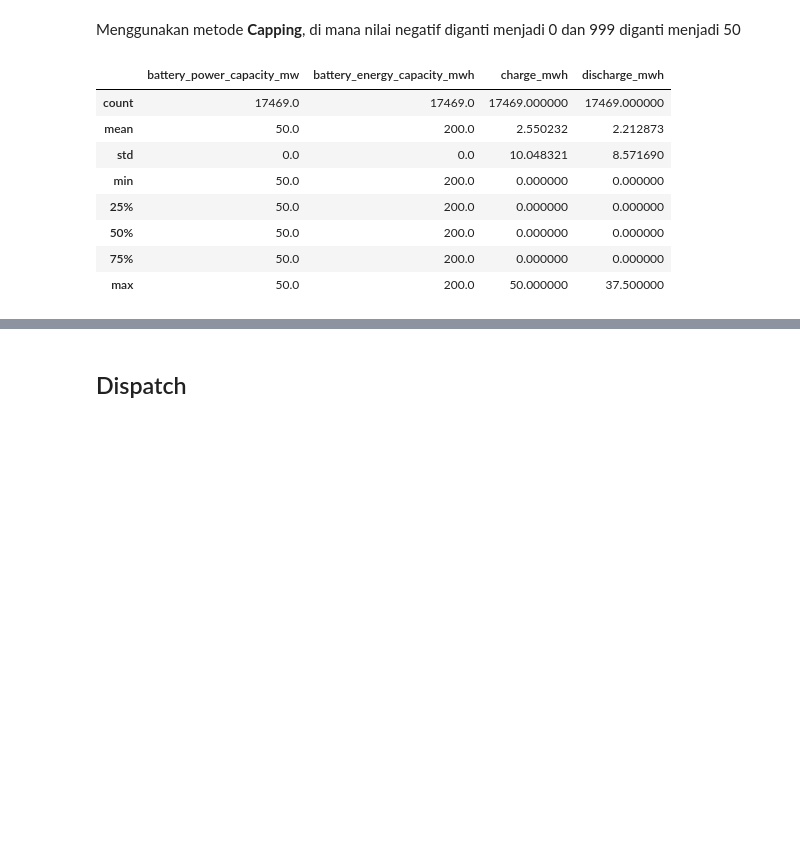
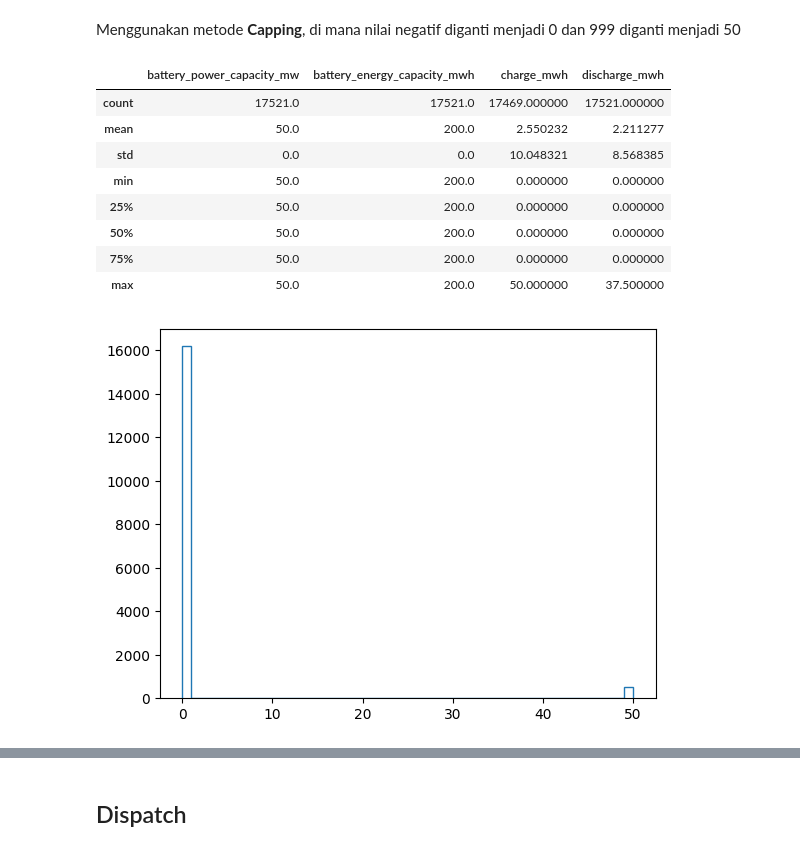
Before and after one commit to sadamhabnawi28/GreenGrid_Energy_Project, a Jupyter notebook: scripts/data_cleaning.ipynb, the cells around one changed output, grey strips where cells are left out. Drawn from its saved outputs; the diff is of its cells as text; code cells hidden in the pictures; blank space fills up the shorter version.

```diff
--- a/scripts/data_cleaning.ipynb
+++ b/scripts/data_cleaning.ipynb
@@ -161,6 +143,3 @@ df_bess = df_bess.drop_duplicates()
 df_bess.duplicated().sum()
 # %% [output]
 np.int64(0)
-# %%
-df_bess = df_bess.dropna()
-df_bess.isnull().sum()
@@ -207,11 +176,16 @@ df_bess.loc[df_bess["charge_mwh"] == 999, "charge_mwh"] = 50
 df_bess.describe()
 # %% [output]
 |  | battery_power_capacity_mw | battery_energy_capacity_mwh | charge_mwh | discharge_mwh |
-| count | 17469.0 | 17469.0 | 17469.000000 | 17469.000000 |
-| mean | 50.0 | 200.0 | 2.550232 | 2.212873 |
-| std | 0.0 | 0.0 | 10.048321 | 8.571690 |
+| count | 17521.0 | 17521.0 | 17469.000000 | 17521.000000 |
+| mean | 50.0 | 200.0 | 2.550232 | 2.211277 |
+| std | 0.0 | 0.0 | 10.048321 | 8.568385 |
 | min | 50.0 | 200.0 | 0.000000 | 0.000000 |
 | 25% | 50.0 | 200.0 | 0.000000 | 0.000000 |
 | 50% | 50.0 | 200.0 | 0.000000 | 0.000000 |
 | 75% | 50.0 | 200.0 | 0.000000 | 0.000000 |
 | max | 50.0 | 200.0 | 50.000000 | 37.500000 |
+# %%
+plt.hist(df_bess["charge_mwh"], histtype="step", bins=50)
+plt.show()
+# %% [output]
+[figure, added]
```
Also changed, not shown: parts of 13 cells of this notebook, 3 other files.
